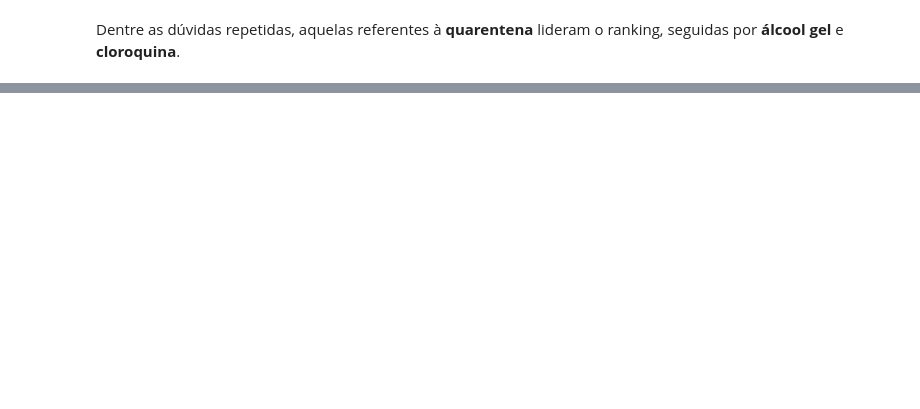
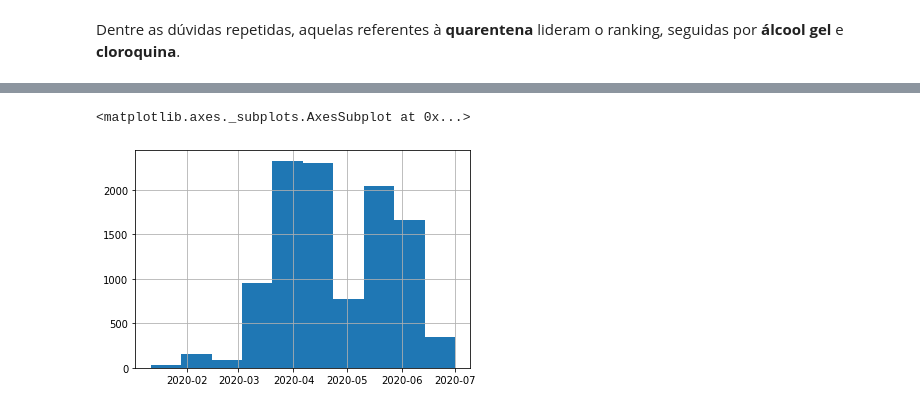
Before and after one commit to bmnds/uea-data-science-02-python-programming, a Jupyter notebook: trabalho_final.ipynb, the cells around one changed output, grey strips where cells are left out. Drawn from its saved outputs; the diff is of its cells as text; code cells hidden in the pictures; blank space fills up the shorter version.

Commit message:
Dúvidas classificadas por tema

```diff
--- a/trabalho_final.ipynb
+++ b/trabalho_final.ipynb
@@ -260,8 +230,6 @@ Todas as dúvidas identificadas compuseram um novo _dataset_ denominado **Duvida
 
 **Nota*: um único tweet pode originar 0, 1 ou várias dúvidas e, portanto, nos casos em que haviam múltiplas dúvidas no mesmo texto, foram criados múltiplos novos registros no dataset DuvidasDB.
 # %%
-import re # lib para trabalhar com expressões regulares
-
 def break_text_into_sentences(text):
   return re.findall('[^[?|!|.|;]+]*[?|!|.|;]', text)
 
@@ -282,7 +250,7 @@ for tweet in tw.itertuples(index=False):
                                                   tweet.hashtags,
                                                   tweet.geometry))
       new_tweets.append(new_tweet)
-DuvidasDB = GeoDataFrame(new_tweets, columns = ['data', 'duvida', 'retweet', 'seguidores', 'idioma', 'lugar', 'pais', 'sigla', 'hashtags', 'geometry'])
+DuvidasDB = pd.DataFrame(new_tweets, columns = ['data', 'duvida', 'retweet', 'seguidores', 'idioma', 'lugar', 'pais', 'sigla', 'hashtags', 'geometry'])
 del new_tweets
 DuvidasDB.head()
 # %% [output]
@@ -332,0 +308,7 @@ Name: duvida, dtype: int64
+# %%
+def sanitize_text(text):
+  return re.sub(' +', ' ',
+                unidecode(text.upper()
+                .replace('\r', '')
+                .replace('\n', ' ')))
+DuvidasDB.duvida = DuvidasDB.duvida.apply(sanitize_text)
@@ -332,0 +343,5 @@ Name: duvida, dtype: int64
+# %%
+# busca na dúvida ou nas hashtags pela expressão informada
+def find_in_question_or_hashtag(search_string):
+  question_or_hashtag_array = DuvidasDB.duvida.str.contains(search_string) | DuvidasDB.hashtags.str.contains(search_string)
+  return DuvidasDB.loc[question_or_hashtag_array]
@@ -332,0 +378,3 @@ Name: duvida, dtype: int64
+# %%
+BolsonaroDB = find_in_question_or_hashtag('BOLSONARO|BOZO|BOLSOMIN|BOSO|PRESIDENTE')
+BolsonaroDB.groupby(BolsonaroDB.data.dt.strftime('%B'))['duvida'].count()
@@ -332,0 +390,5 @@ Name: duvida, dtype: int64
+# %%
+BolsonaroDB.data.hist()
+# %% [output]
+<matplotlib.axes._subplots.AxesSubplot at 0x...>
+[figure, added]
```
Also changed, not shown: parts of 25 cells of this notebook.
